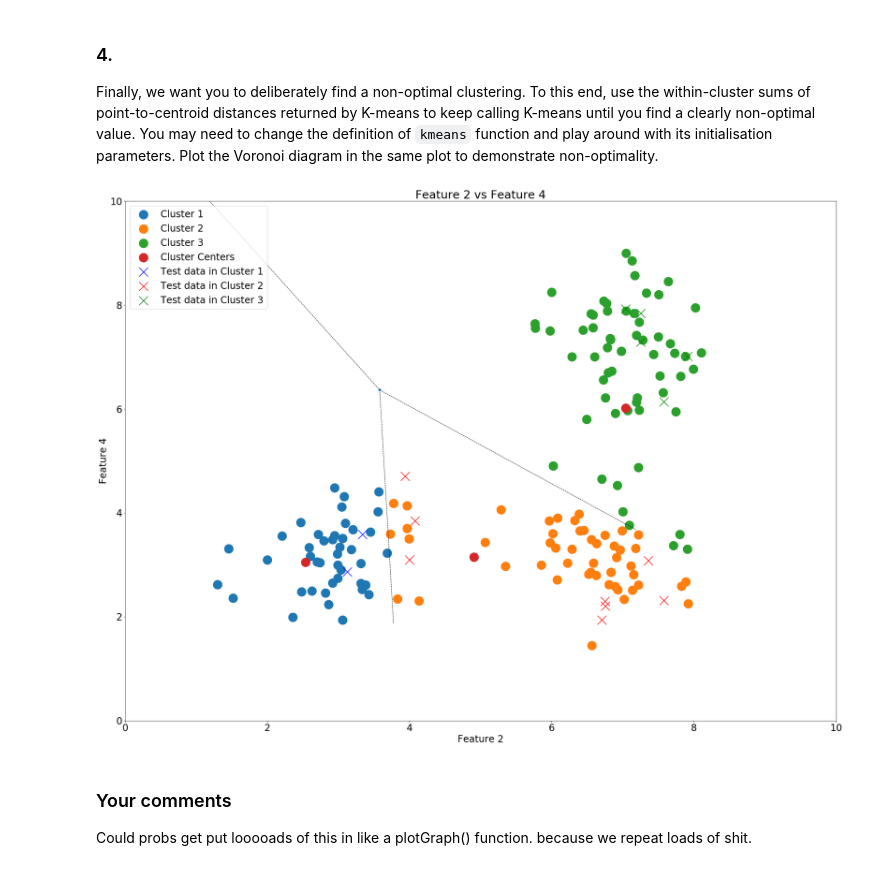
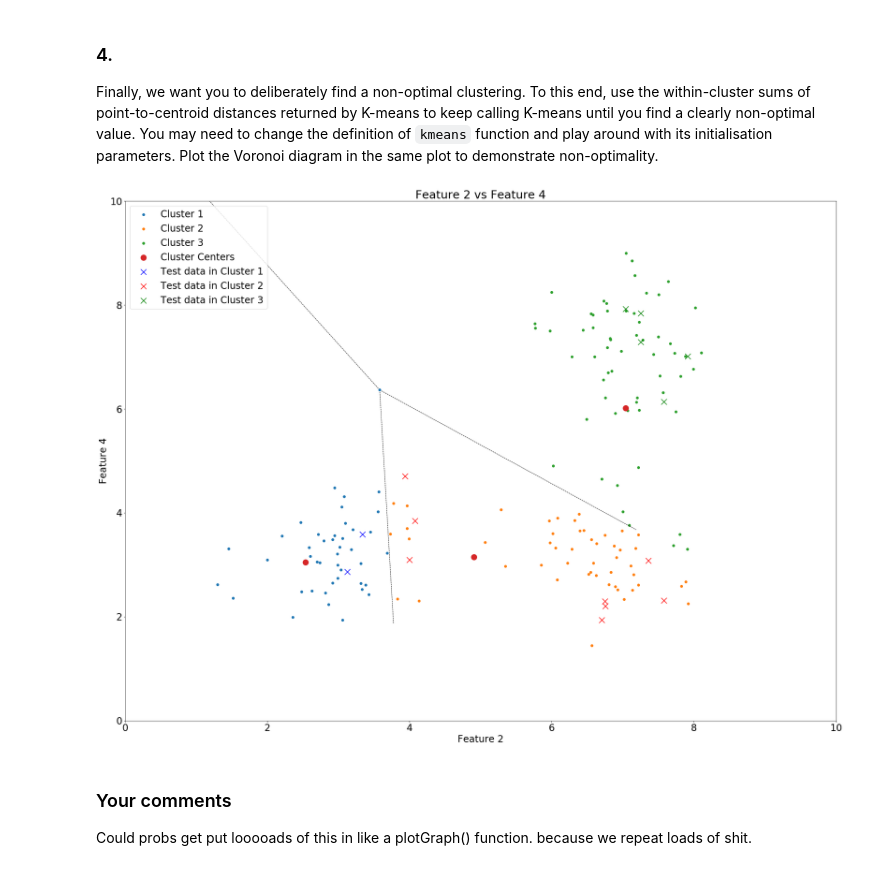
Before and after one commit to ainsleyrutterford/Clustering-and-Classifying-Data, a Jupyter notebook: cw1.ipynb, the cells around one changed output. Cells and saved outputs as stored; diff of their text form; code cells hidden in the pictures.

```diff
--- a/cw1.ipynb
+++ b/cw1.ipynb
@@ -169,41 +173,41 @@ non_op_cluster2_indexes = np.where(k2[1] == 1)[0]
 non_op_cluster3_indexes = np.where(k2[1] == 2)[0]
 
 non_op_cluster1 = np.array(x[non_op_cluster1_indexes, :])
 non_op_cluster2 = np.array(x[non_op_cluster2_indexes, :])
 non_op_cluster3 = np.array(x[non_op_cluster3_indexes, :])
 
 non_op_cluster_centers = k2[0]
 
 non_op_test_cluster_indexes = np.argmin(cdist(test, k2[0], metric='euclidean', p=2), axis=1)
 
 non_op_test_cluster1_indexes = np.where(non_op_test_cluster_indexes == 0)
 non_op_test_cluster2_indexes = np.where(non_op_test_cluster_indexes == 1)
 non_op_test_cluster3_indexes = np.where(non_op_test_cluster_indexes == 2)
 
 non_op_test_cluster1 = np.array(test[non_op_test_cluster1_indexes, :][0])
 non_op_test_cluster2 = np.array(test[non_op_test_cluster2_indexes, :][0])
 non_op_test_cluster3 = np.array(test[non_op_test_cluster3_indexes, :][0])
 
 fig = plt.figure()
 ax = fig.add_subplot(111)
 voronoi_plot_2d(vor=Voronoi(k2[0]), ax=ax, show_points=False)
 ax.set_title('Feature 2 vs Feature 4')
 ax.set_xlabel('Feature 2')
 ax.set_ylabel('Feature 4')
-ax.scatter(non_op_cluster1[:,0], non_op_cluster1[:,1], s=500, label='Cluster 1')
-ax.scatter(non_op_cluster2[:,0], non_op_cluster2[:,1], s=500, label='Cluster 2')
-ax.scatter(non_op_cluster3[:,0], non_op_cluster3[:,1], s=500, label='Cluster 3')
-ax.scatter(non_op_cluster_centers[:,0], non_op_cluster_centers[:,1], s=500, label='Cluster Centers')
-ax.scatter(non_op_test_cluster1[:,0], non_op_test_cluster1[:,1], s=500, marker='x', c='b', label='Test data in Cluster 1')
-ax.scatter(non_op_test_cluster2[:,0], non_op_test_cluster2[:,1], s=500, marker='x', c='r', label='Test data in Cluster 2')
-ax.scatter(non_op_test_cluster3[:,0], non_op_test_cluster3[:,1], s=500, marker='x', c='g', label='Test data in Cluster 3')
+ax.scatter(non_op_cluster1[:,0], non_op_cluster1[:,1], label='Cluster 1')
+ax.scatter(non_op_cluster2[:,0], non_op_cluster2[:,1], label='Cluster 2')
+ax.scatter(non_op_cluster3[:,0], non_op_cluster3[:,1], label='Cluster 3')
+ax.scatter(non_op_cluster_centers[:,0], non_op_cluster_centers[:,1], s=200, label='Cluster Centers')
+ax.scatter(non_op_test_cluster1[:,0], non_op_test_cluster1[:,1], s=200, marker='x', c='b', label='Test data in Cluster 1')
+ax.scatter(non_op_test_cluster2[:,0], non_op_test_cluster2[:,1], s=200, marker='x', c='r', label='Test data in Cluster 2')
+ax.scatter(non_op_test_cluster3[:,0], non_op_test_cluster3[:,1], s=200, marker='x', c='g', label='Test data in Cluster 3')
 ax.legend(loc='upper left')
 ax.set_xlim([0,10])
 ax.set_ylim([0,10])
 
 plt.show()
 # %% [output]
-[figure, old version]
+[figure, new version]
 # %% [markdown]
 ### Your comments ###
 
```
Also changed, not shown: parts of 5 cells of this notebook.
